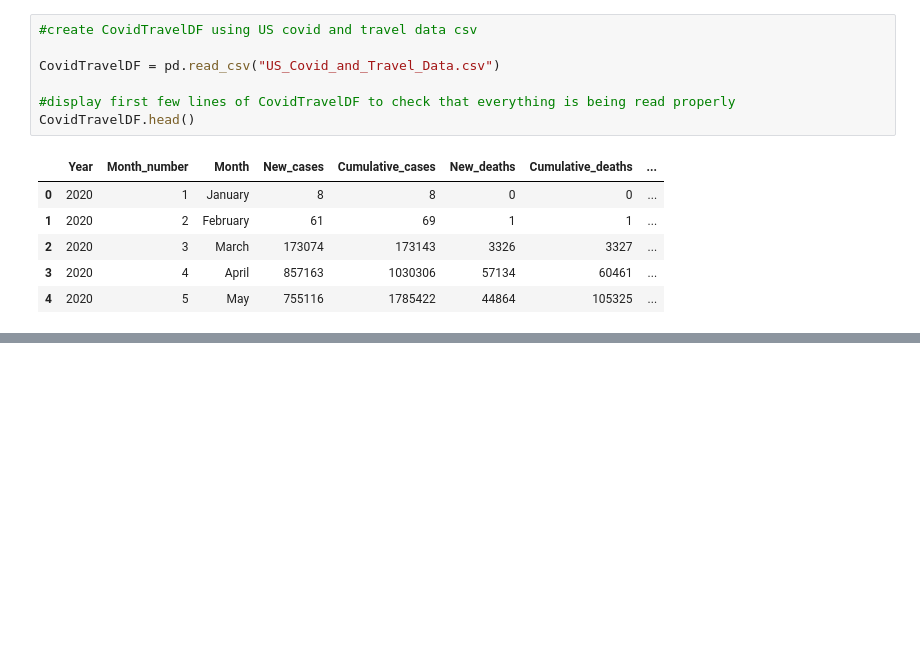
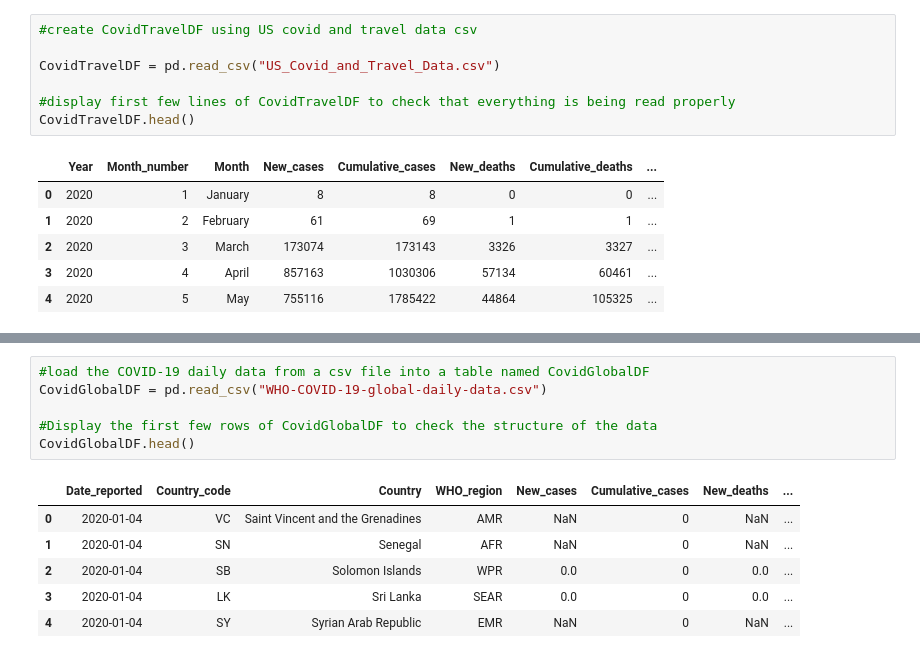
Before and after one commit to aubreyleneweaver/CovidTravelProject, a Jupyter notebook: FinalProjectVisualizations.ipynb, the cells around one changed output, grey strips where cells are left out. Saved outputs shown, nothing was run; the diff lists cells and outputs as text; blank space fills up the shorter version.

```diff
--- a/FinalProjectVisualizations.ipynb
+++ b/FinalProjectVisualizations.ipynb
@@ -78,0 +105,13 @@ ax1.legend(travel_handles + covid_handles,
+# %%
+#load the COVID-19 daily data from a csv file into a table named CovidGlobalDF
+CovidGlobalDF = pd.read_csv("WHO-COVID-19-global-daily-data.csv")
+
+#Display the first few rows of CovidGlobalDF to check the structure of the data
+CovidGlobalDF.head()
+# %% [output]
+|  | Date_reported | Country_code | Country | WHO_region | New_cases | Cumulative_cases | New_deaths | ... |
+| 0 | 2020-01-04 | VC | Saint Vincent and the Grenadines | AMR | NaN | 0 | NaN | ... |
+| 1 | 2020-01-04 | SN | Senegal | AFR | NaN | 0 | NaN | ... |
+| 2 | 2020-01-04 | SB | Solomon Islands | WPR | 0.0 | 0 | 0.0 | ... |
+| 3 | 2020-01-04 | LK | Sri Lanka | SEAR | 0.0 | 0 | 0.0 | ... |
+| 4 | 2020-01-04 | SY | Syrian Arab Republic | EMR | NaN | 0 | NaN | ... |
```
Also changed, not shown: parts of 4 cells of this notebook.
